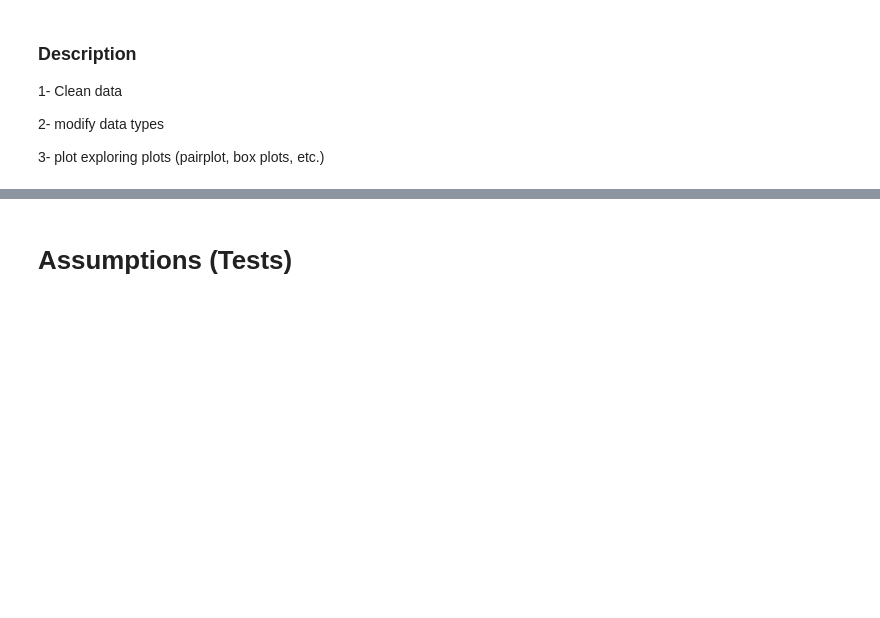
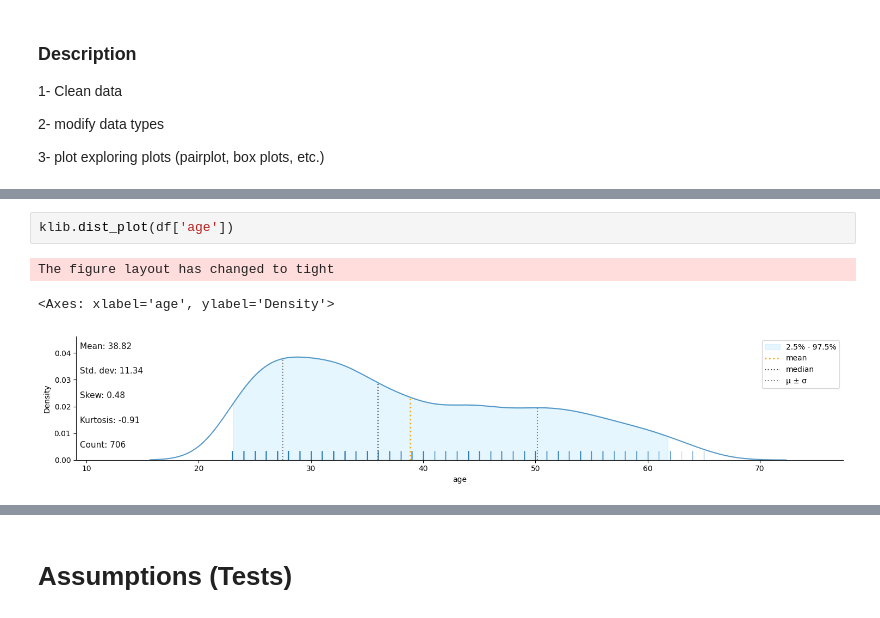
Before and after one commit to ahmostafa147/Math189-project, a Jupyter notebook: workplace.ipynb, the cells around one changed output, grey strips where cells are left out. Saved outputs shown, nothing was run; the diff lists cells and outputs as text; blank space fills up the shorter version.

```diff
--- a/workplace.ipynb
+++ b/workplace.ipynb
@@ -96,0 +153,6 @@ Name: gdhlth, Length: 706, dtype: int64
+# %%
+klib.dist_plot(df['age'])
+# %% [output]
+The figure layout has changed to tight
+<Axes: xlabel='age', ylabel='Density'>
+[figure, added]
```
Also changed, not shown: parts of 21 cells of this notebook.
